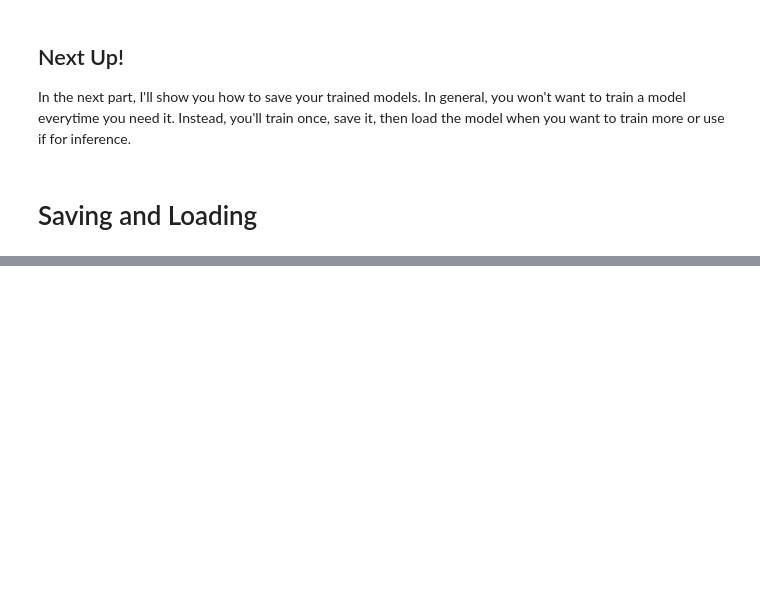
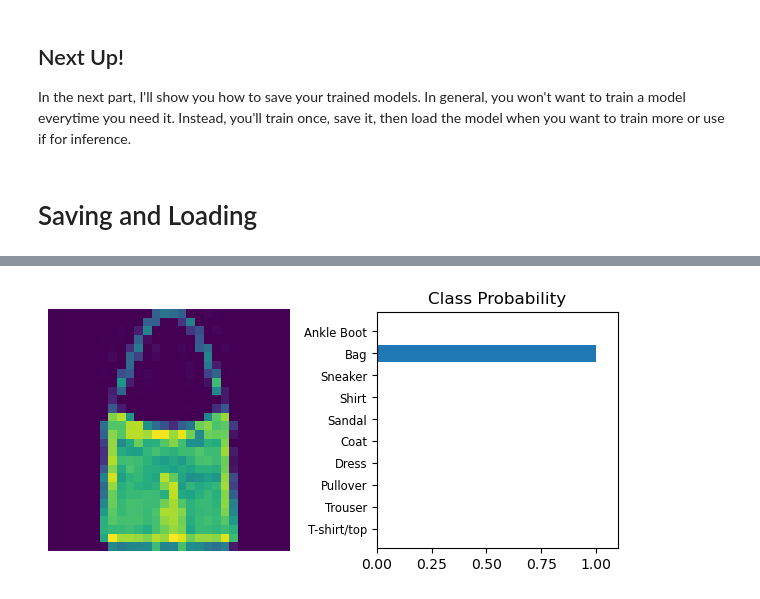
Before and after one commit to adhocmaster/ml-from-scratch, a Jupyter notebook: deep-learning-v2-pytorch-master/intro-to-pytorch/Part 5 - Inference and Validation (Exercises).ipynb, the cells around one changed output, grey strips where cells are left out. Cells and saved outputs as stored; diff of their text form; code cells hidden in the pictures; blank space fills up the shorter version.

```diff
--- a/deep-learning-v2-pytorch-master/intro-to-pytorch/Part 5 - Inference and Validation (Exercises).ipynb
+++ b/deep-learning-v2-pytorch-master/intro-to-pytorch/Part 5 - Inference and Validation (Exercises).ipynb
@@ -394,19 +398,21 @@ loadedModel.load_state_dict(state_dict)
 # %%
 # Test out your network!
 
 loadedModel.eval()
 
-datastate_dict== iter(testloader)
+dataiter== iter(testloader)
 images, labels = dataiter.next()
 img = images[0]
 # Convert 2D image to 1D vector
 img = img.view(1, 784)
 
 # Calculate the class probabilities (softmax) for img
 with torch.no_grad():
     output = loadedModel.forward(img)
 
 ps = torch.exp(output)
 
 # Plot the image and probabilities
 helper.view_classify(img.view(1, 28, 28), ps, version='Fashion')
+# %% [output]
+[figure, added]
```
Also changed, not shown: parts of 3 cells of this notebook, 1 other file.
